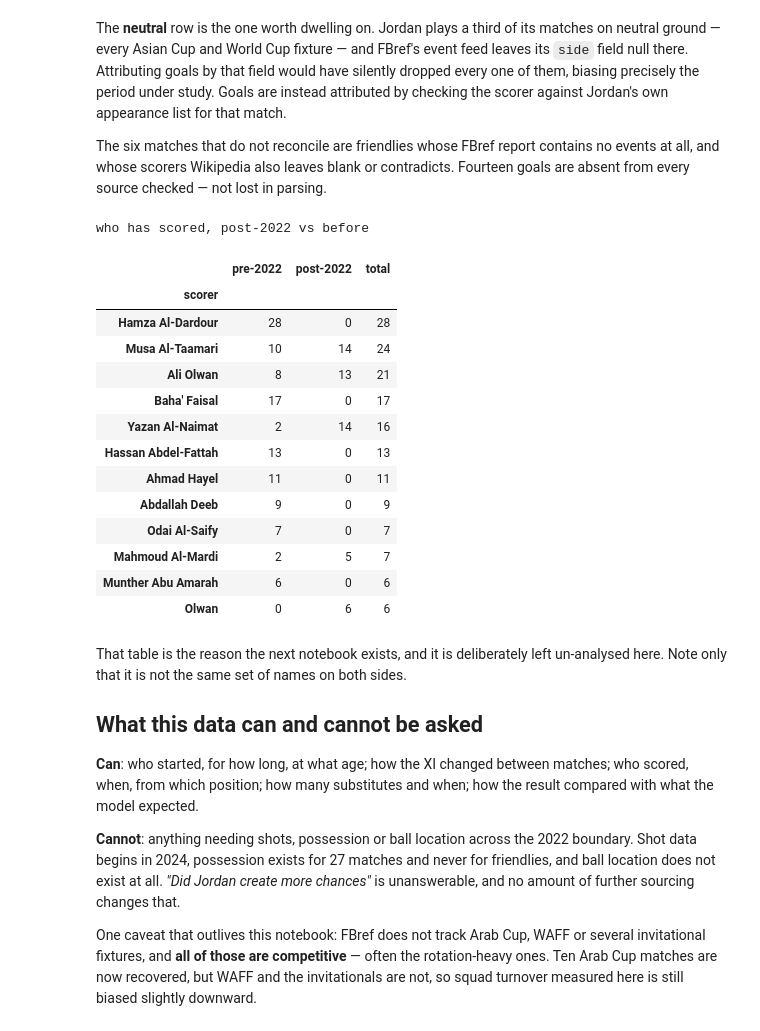
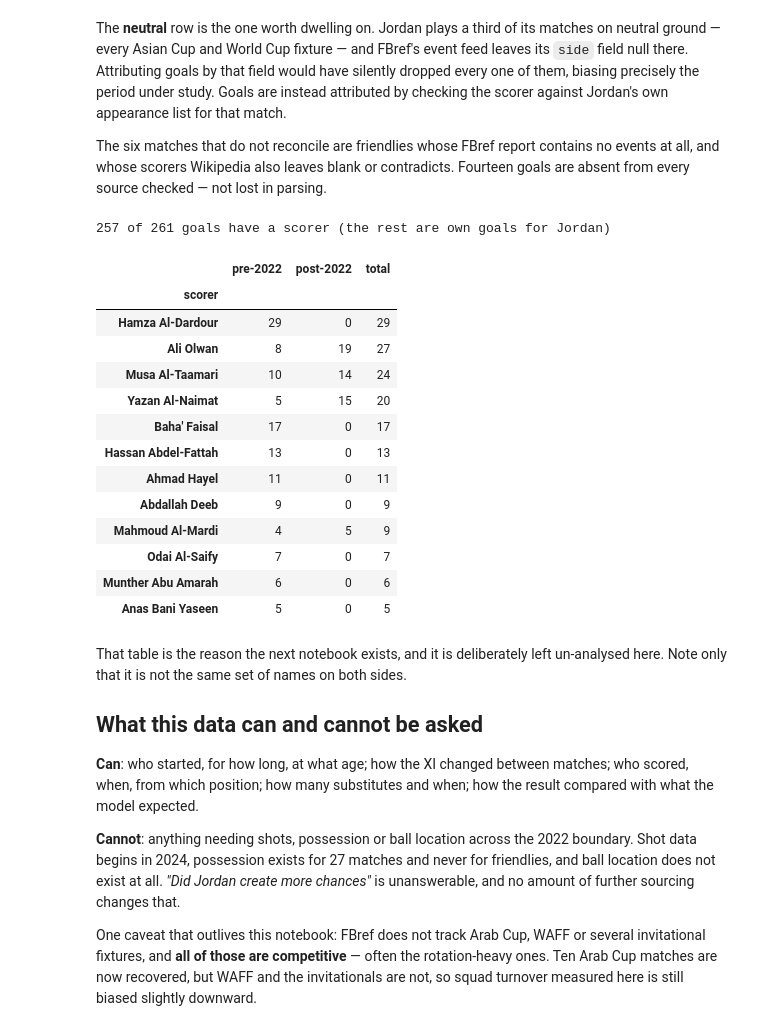
Before and after one commit to mqedan217/jordan-football-strength, a Jupyter notebook: notebooks/02_the_squad_data.ipynb, the cells around one changed output. Saved outputs shown, nothing was run; the diff lists cells and outputs as text; code cells hidden in the pictures.

```diff
--- a/notebooks/02_the_squad_data.ipynb
+++ b/notebooks/02_the_squad_data.ipynb
@@ -299,31 +299,40 @@ Jordan's own appearance list for that match.
 The six matches that do not reconcile are friendlies whose FBref report contains
 no events at all, and whose scorers Wikipedia also leaves blank or contradicts.
 Fourteen goals are absent from every source checked — not lost in parsing.
-# %%
-print("who has scored, post-2022 vs before")
-goals["post"] = goals.date >= "2022-07-01"
-top = (goals.dropna(subset=["scorer"])
-            .pivot_table(index="scorer", columns="post", values="match_id",
-                         aggfunc="count", fill_value=0))
-top.columns = ["pre-2022", "post-2022"]
-top["total"] = top.sum(axis=1)
-top.sort_values("total", ascending=False).head(12)
-# %% [output]
-who has scored, post-2022 vs before
-|  | pre-2022 | post-2022 | total |
-| scorer |  |  |  |
-| Hamza Al-Dardour | 28 | 0 | 28 |
-| Musa Al-Taamari | 10 | 14 | 24 |
-| Ali Olwan | 8 | 13 | 21 |
-| Baha' Faisal | 17 | 0 | 17 |
-| Yazan Al-Naimat | 2 | 14 | 16 |
-| Hassan Abdel-Fattah | 13 | 0 | 13 |
-| Ahmad Hayel | 11 | 0 | 11 |
-| Abdallah Deeb | 9 | 0 | 9 |
-| Odai Al-Saify | 7 | 0 | 7 |
-| Mahmoud Al-Mardi | 2 | 5 | 7 |
-| Munther Abu Amarah | 6 | 0 | 6 |
-| Olwan | 0 | 6 | 6 |
+# %%
+# Keyed on player id, never on name. The same player is written differently by
+# different sources -- FBref "Nizar Al Rashdan", Wikipedia "Nizar Al-Rashdan",
+# and the Arab Cup articles use bare surnames -- so grouping by name splits one
+# player into several rows.
+goals["post"] = goals.date >= "2022-07-01"
+scored = goals.dropna(subset=["scorer_player_id"])
+canonical = scored.groupby("scorer_player_id").scorer.agg(lambda s: s.mode().iat[0])
+
+top = scored.pivot_table(index="scorer_player_id", columns="post",
+                         values="match_id", aggfunc="count", fill_value=0)
+top.columns = ["pre-2022", "post-2022"]
+top["total"] = top.sum(axis=1)
+top.index = top.index.map(canonical)
+top.index.name = "scorer"
+print(f"{len(scored)} of {len(goals)} goals have a scorer "
+      f"(the rest are own goals for Jordan)")
+top.sort_values("total", ascending=False).head(12)
+# %% [output]
+257 of 261 goals have a scorer (the rest are own goals for Jordan)
+|  | pre-2022 | post-2022 | total |
+| scorer |  |  |  |
+| Hamza Al-Dardour | 29 | 0 | 29 |
+| Ali Olwan | 8 | 19 | 27 |
+| Musa Al-Taamari | 10 | 14 | 24 |
+| Yazan Al-Naimat | 5 | 15 | 20 |
+| Baha' Faisal | 17 | 0 | 17 |
+| Hassan Abdel-Fattah | 13 | 0 | 13 |
+| Ahmad Hayel | 11 | 0 | 11 |
+| Abdallah Deeb | 9 | 0 | 9 |
+| Mahmoud Al-Mardi | 4 | 5 | 9 |
+| Odai Al-Saify | 7 | 0 | 7 |
+| Munther Abu Amarah | 6 | 0 | 6 |
+| Anas Bani Yaseen | 5 | 0 | 5 |
 # %% [markdown]
 That table is the reason the next notebook exists, and it is deliberately left
 un-analysed here. Note only that it is not the same set of names on both sides.
```
Also changed, not shown: parts of 1 cell of this notebook, 2 other files.
